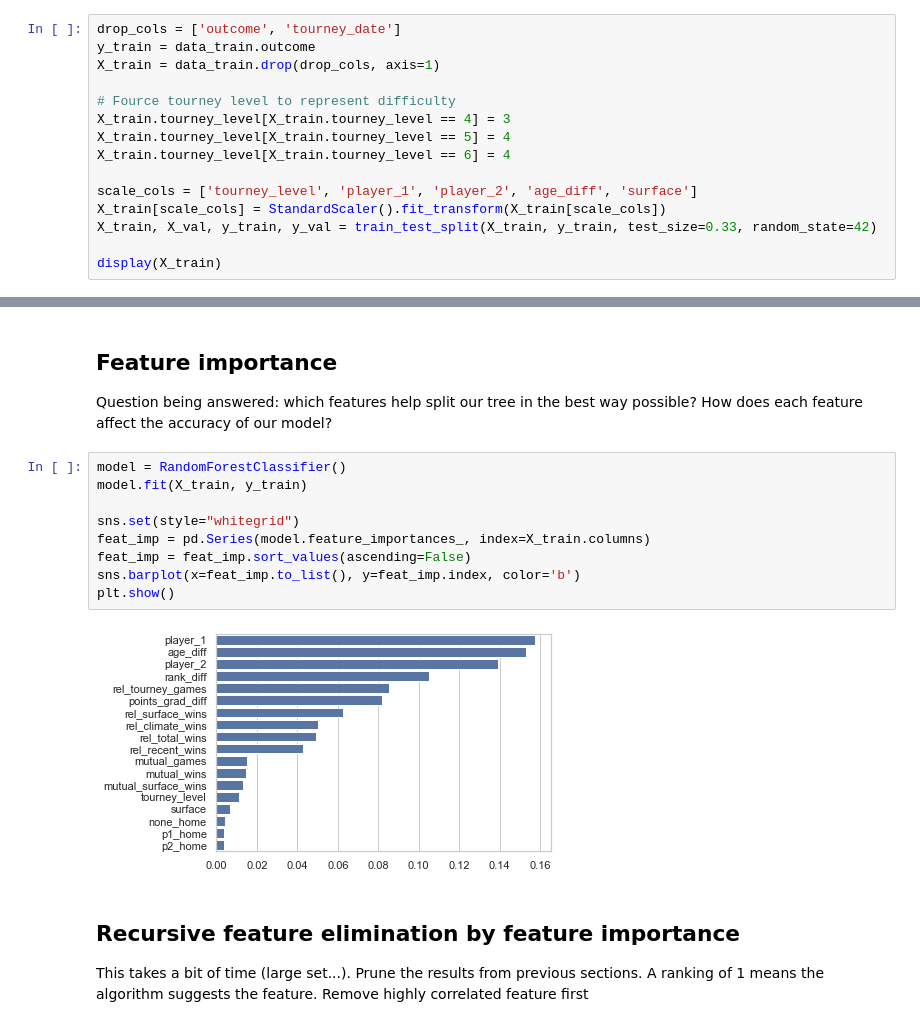
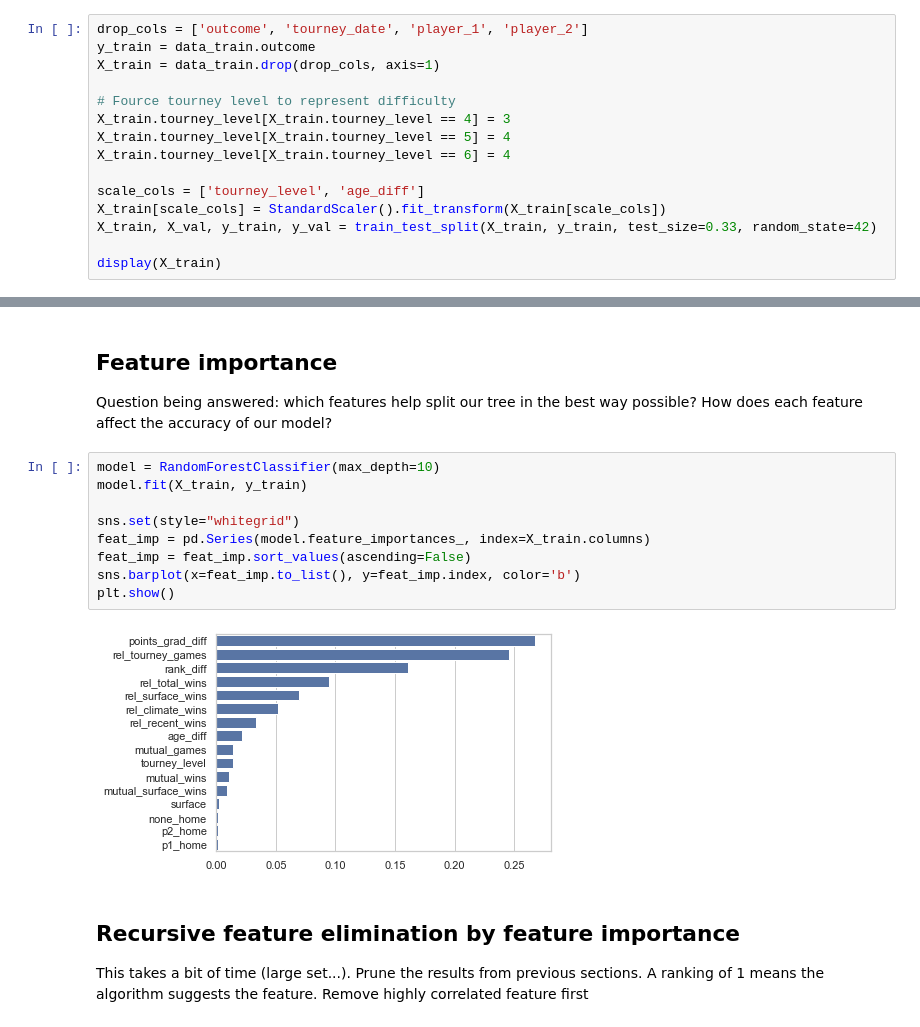
Before and after one commit to jost95/atp-tennis-predictions, a Jupyter notebook: feature_evaluation.ipynb, the cells around one changed output, grey strips where cells are left out. Saved outputs shown, nothing was run; the diff lists cells and outputs as text.

```diff
--- a/feature_evaluation.ipynb
+++ b/feature_evaluation.ipynb
@@ -65,7 +65,7 @@ data_train = data_train.loc[data_mask]
 # %% [markdown]
 ## Split data set into validation and training part
 # %%
-drop_cols = ['outcome', 'tourney_date']
+drop_cols = ['outcome', 'tourney_date', 'player_1', 'player_2']
 y_train = data_train.outcome
 X_train = data_train.drop(drop_cols, axis=1)
 
@@ -74,7 +74,7 @@ X_train.tourney_level[X_train.tourney_level == 4] = 3
 X_train.tourney_level[X_train.tourney_level == 5] = 4
 X_train.tourney_level[X_train.tourney_level == 6] = 4
 
-scale_cols = ['tourney_level', 'player_1', 'player_2', 'age_diff', 'surface']
+scale_cols = ['tourney_level', 'age_diff']
 X_train[scale_cols] = StandardScaler().fit_transform(X_train[scale_cols])
 X_train, X_val, y_train, y_val = train_test_split(X_train, y_train, test_size=0.33, random_state=42)
 
@@ -124,16 +124,16 @@ plt.show()
 Question being answered: which features help split our tree in the best way possible?
 How does each feature affect the accuracy of our model?
 # %%
-model = RandomForestClassifier()
+model = RandomForestClassifier(max_depth=10)
 model.fit(X_train, y_train)
 
 sns.set(style="whitegrid")
 feat_imp = pd.Series(model.feature_importances_, index=X_train.columns)
 feat_imp = feat_imp.sort_values(ascending=False)
 sns.barplot(x=feat_imp.to_list(), y=feat_imp.index, color='b')
 plt.show()
 # %% [output]
-[figure, old version]
+[figure, new version]
 # %% [markdown]
 ## Recursive feature elimination by feature importance
 This takes a bit of time (large set...).
```
Also changed, not shown: parts of 9 cells of this notebook, 2 other files.
